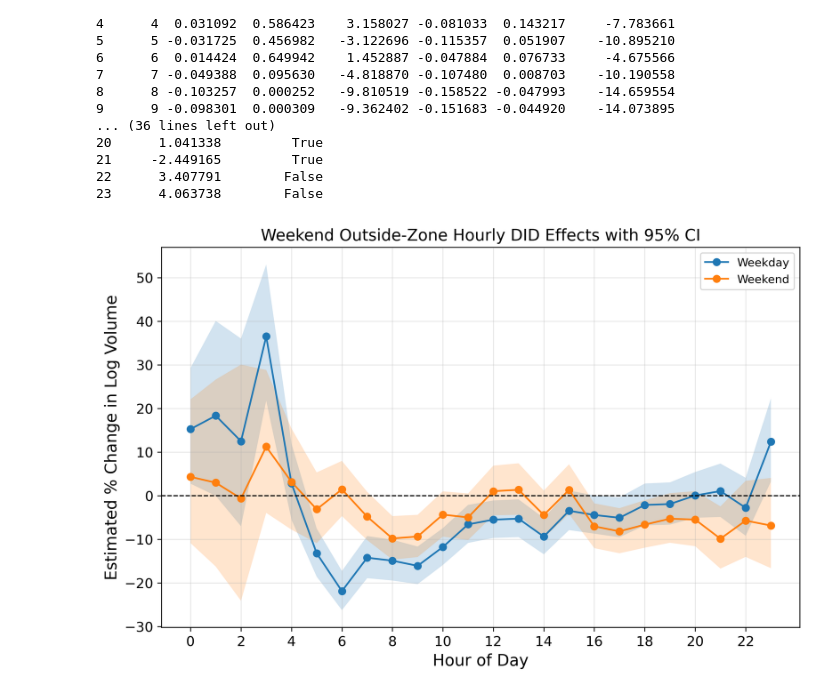
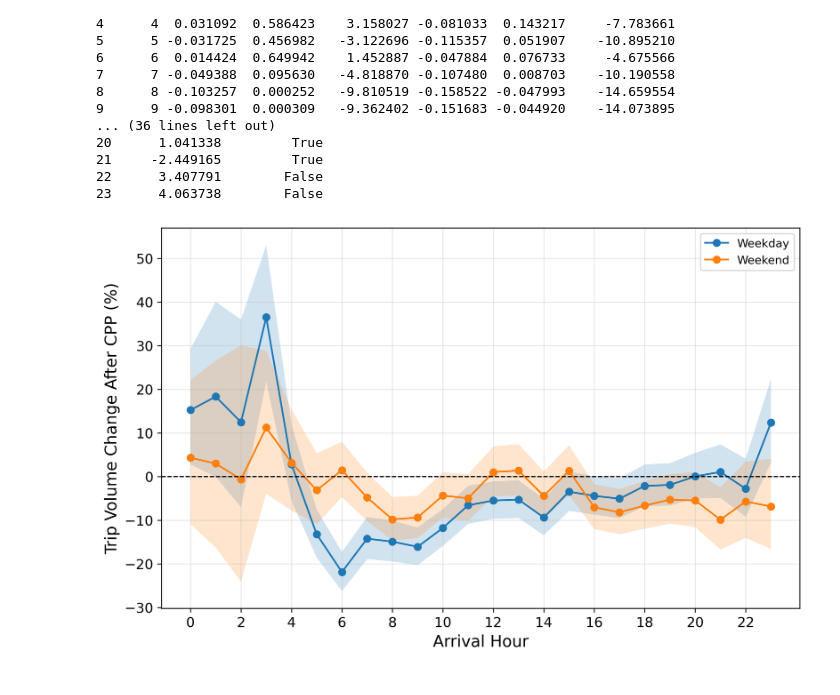
Before and after one commit to g-perona/nyc_toll, a Jupyter notebook: macro.ipynb, the cells around one changed output. Drawn from its saved outputs; the diff is of its cells as text; code cells hidden in the pictures.

Commit message:
corrected figures

```diff
--- a/macro.ipynb
+++ b/macro.ipynb
@@ -166,24 +166,23 @@ weekend_hourly_effects.to_csv('results/macro/_weekend_hourly_effects.csv', index
 # %%
 def plot_hourly_effects(hourly_effects, ax, color, label):
     x = hourly_effects['hour']
     y = hourly_effects['pct_change']
     ci_5 = hourly_effects['ci_lower_pct']
     ci_95 = hourly_effects['ci_upper_pct']
     p = ax.plot(x, y, marker='o', label=label, c=color)
     ax.fill_between(x, ci_5, ci_95, alpha=0.2, facecolor=color)
     ax.axhline(0, color='black', linestyle='--', linewidth=1)
-    ax.set_xlabel('Hour of Day', fontsize=14)
-    ax.set_ylabel('Estimated % Change in Log Volume', fontsize=14)
-    ax.set_title('Weekend Outside-Zone Hourly DID Effects with 95% CI', fontsize=14)
+    ax.set_xlabel('Arrival Hour', fontsize=14)
+    ax.set_ylabel('Trip Volume Change After CPP (%)', fontsize=14)
     ax.set_xticks(range(0, 24, 2))
     ax.set_xticklabels(range(0, 24, 2), fontsize=12)
     ax.set_yticklabels(ax.get_yticklabels(), fontsize=12)
     ax.grid(alpha=0.3)
     ax.legend()
 fig, ax = plt.subplots(figsize=(10, 6), dpi=300)
 plot_hourly_effects(weekday_hourly_effects, ax, color='tab:blue', label='Weekday')
 plot_hourly_effects(weekend_hourly_effects, ax, color='tab:orange', label='Weekend')
 fig.savefig('figures/macro/hourly_treatment_effects.png', dpi=300)
 plt.show()
 # %% [output]
-[figure, old version]
+[figure, new version]
```
Also changed, not shown: parts of 1 cell of this notebook, 6 other files.
